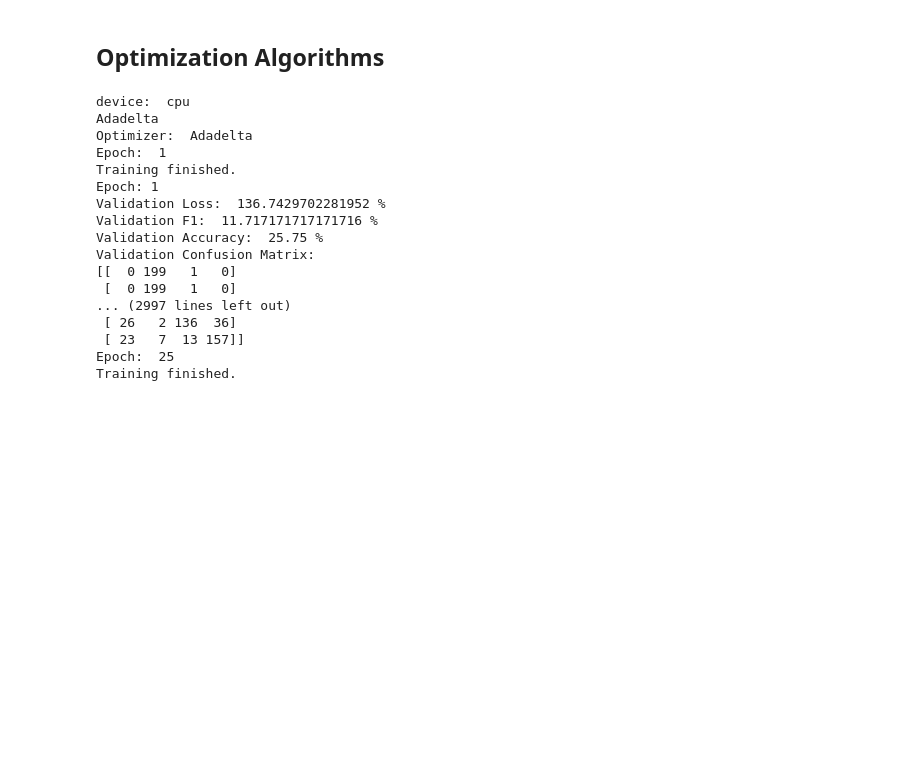
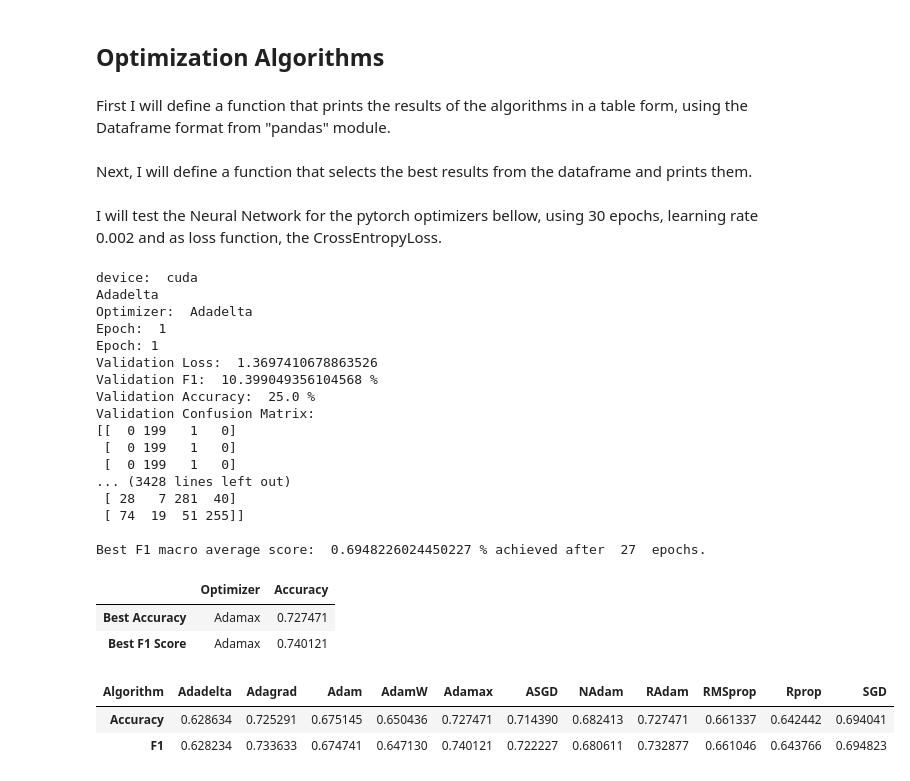
Before and after one commit to EvangeliaS/Music-Classification-with-Neural-Networks, a Jupyter notebook: Steiropoulou_1115201800186.ipynb, the cells around one changed output. Cells and saved outputs as stored; diff of their text form; code cells hidden in the pictures; blank space fills up the shorter version.

Commit message:
with results

```diff
--- a/Steiropoulou_1115201800186.ipynb
+++ b/Steiropoulou_1115201800186.ipynb
@@ -371,10 +355,10 @@ Validation Accuracy: 0.5650
 # %% [markdown]
 ## Load spectrograms data
 # %%
-path = os.getcwd()
-print(path)
+# path = os.getcwd()
+# print(path)
 
-#path = '/content/gdrive/My Drive/Project3'
+path = '/content/gdrive/My Drive/Project3'
 
 #create the paths for the data
 training_data_path = path + '/data/music_genre_data_di/train/melgrams'
@@ -481,6 +466,8 @@ class ConvolutionalNet(nn.Module):
         logits = self.connected_stack(x)
         return logits
 
+
+device = torch.device("cuda" if torch.cuda.is_available() else "cpu")
 model = ConvolutionalNet().to(device)
 print(model)
 # %% [output]
@@ -711,2 +709,4 @@ Best F1 macro average score:  0.7189175873569646 % achieved after  26  epochs.
 # %% [markdown]
 ## Optimization Algorithms
+# %% [markdown]
+First I will define a function that prints the results of the algorithms in a table form, using the Dataframe format from "pandas" module.
@@ -712,0 +730,2 @@ Best F1 macro average score:  0.7189175873569646 % achieved after  26  epochs.
+# %% [markdown]
+Next, I will define a function that selects the best results from the dataframe and prints them.
@@ -713,3 +749,5 @@ Best F1 macro average score:  0.7189175873569646 % achieved after  26  epochs.
+# %% [markdown]
+I will test the Neural Network for the pytorch optimizers bellow, using 30 epochs, learning rate 0.002 and as loss function, the CrossEntropyLoss.
 # %%
 #run all  the optimization algorithms of pytorch and compare the results
 import torch.optim as optim
@@ -731,16 +769,11 @@ algorithms = {
 loss_function = nn.CrossEntropyLoss()
 num_epochs = 30
 
-#learning_rates = [0.2, 0.02, 0.002]
-
-# Define a list of metrics to evaluate
-metrics = ['accuracy', 'f1']
-
 # Create an empty dictionary to store the results
 results = {}
 
 # Hyperparameters and Network initialisation
-device = torch.device("cuda:0" if torch.cuda.is_available() else "cpu")
+device = torch.device("cuda" if torch.cuda.is_available() else "cpu")
 print("device: ", device)
 
 for algorithm_name, algorithm_class in algorithms.items():
@@ -757,43 +790,32 @@ for algorithm_name, algorithm_class in algorithms.items():
 
     # Store the results in the dictionary
     results[algorithm_name] = {'accuracy': test_accuracy, 'f1': test_f1}
-
-# Print the results in a table format
-print("Optimizer\tAccuracy\tF1")
-for optimizer_name, metrics_dict in results.items():
-    print(f"{optimizer_name}\t{metrics_dict['accuracy']:.4f}\t\t{metrics_dict['f1']:.4f}")
-
-# Find the optimizer with the best accuracy
-best_accuracy_optimizer = max(results, key=lambda x: results[x]['accuracy'])
-best_accuracy = results[best_accuracy_optimizer]['accuracy']
-
-# Find the optimizer with the best F1 score
-best_f1_optimizer = max(results, key=lambda x: results[x]['f1'])
-best_f1 = results[best_f1_optimizer]['f1']
-
-# Print the best results
-print("Best Accuracy:")
-print(f"Optimizer: {best_accuracy_optimizer}")
-print(f"Accuracy: {best_accuracy:.4f}")
-
-print("\nBest F1 Score:")
-print(f"Optimizer: {best_f1_optimizer}")
-print(f"F1 Score: {best_f1:.4f}")
 # %% [output]
-device:  cpu
+device:  cuda
 Adadelta
 Optimizer:  Adadelta
 Epoch:  1
-Training finished.
 Epoch: 1
-Validation Loss:  136.7429702281952 %
-Validation F1:  11.717171717171716 %
-Validation Accuracy:  25.75 %
+Validation Loss:  1.3697410678863526
+Validation F1:  10.399049356104568 %
+Validation Accuracy:  25.0 %
 Validation Confusion Matrix:
 [[  0 199   1   0]
  [  0 199   1   0]
-... (2997 lines left out)
- [ 26   2 136  36]
- [ 23   7  13 157]]
-Epoch:  25
-Training finished.
+ [  0 199   1   0]
+... (3428 lines left out)
+ [ 28   7 281  40]
+ [ 74  19  51 255]]
+
+Best F1 macro average score:  0.6948226024450227 % achieved after  27  epochs.
+|  | Optimizer | Accuracy |
+| Best Accuracy | Adamax | 0.727471 |
+| Best F1 Score | Adamax | 0.740121 |
+# %%
+df_results = print_results_table(results)
+# Print the results in a table format
+pd.DataFrame(df_results).T
+# %% [output]
+| Algorithm | Adadelta | Adagrad | Adam | AdamW | Adamax | ASGD | NAdam | RAdam | RMSprop | Rprop | SGD |
+| Accuracy | 0.628634 | 0.725291 | 0.675145 | 0.650436 | 0.727471 | 0.714390 | 0.682413 | 0.727471 | 0.661337 | 0.642442 | 0.694041 |
+| F1 | 0.628234 | 0.733633 | 0.674741 | 0.647130 | 0.740121 | 0.722227 | 0.680611 | 0.732877 | 0.661046 | 0.643766 | 0.694823 |
```
Also changed, not shown: parts of 20 cells of this notebook.
